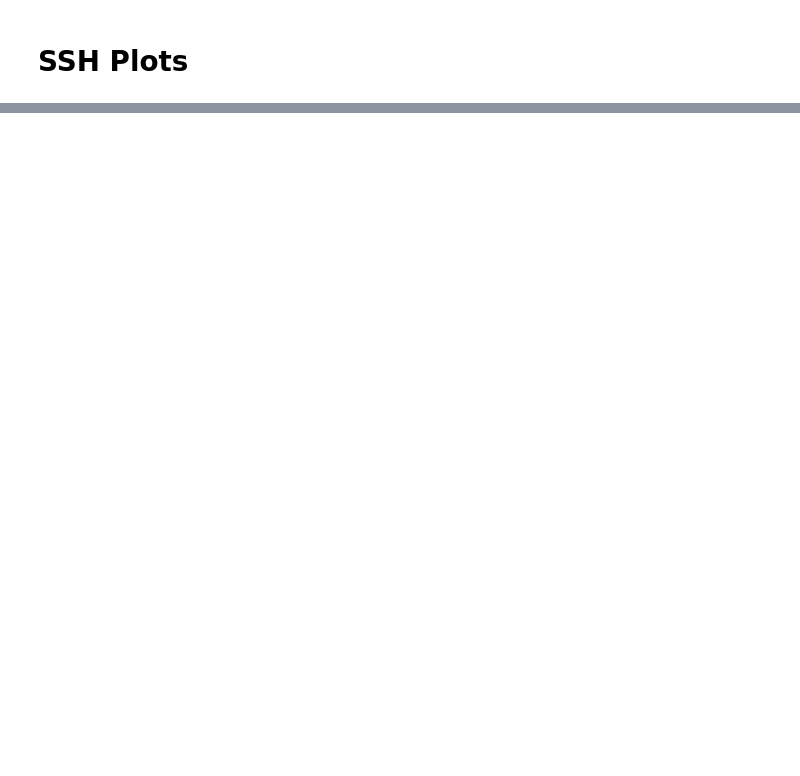
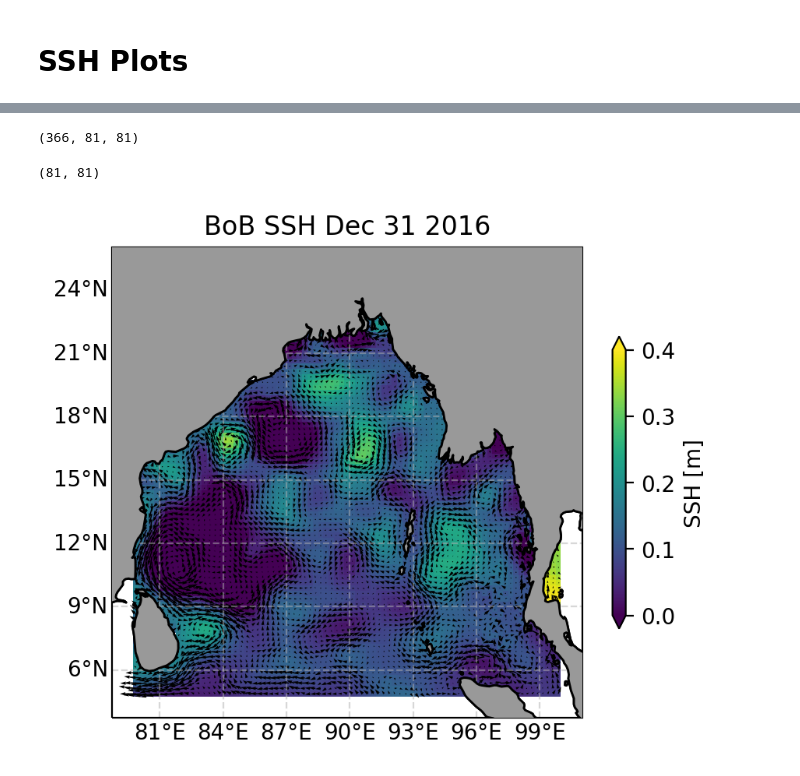
Before and after one commit to jtomfarrar/satellite_python_2022, a Jupyter notebook: notebooks/SSH_BoB.ipynb, the cells around one changed output, grey strips where cells are left out. Saved outputs shown, nothing was run; the diff lists cells and outputs as text; code cells hidden in the pictures; blank space fills up the shorter version.

```diff
--- a/notebooks/SSH_BoB.ipynb
+++ b/notebooks/SSH_BoB.ipynb
@@ -18,5 +39,13 @@ lon, lat = np.meshgrid(ds.longitude, ds.latitude)
 u = np.squeeze(ds.ugos).values
 v = np.squeeze(ds.vgos).values
+# %%
+u.shape
+# %% [output]
+(366, 81, 81)
+# %%
+lon.shape
+# %% [output]
+(81, 81)
 # %%
 %matplotlib inline
 #%matplotlib qt5
@@ -35,0 +65,29 @@ sla = ds.sla
+# %%
+for i in range(len(ds.time)):
+
+    plt.close('all')
+
+    ax = plt.axes(projection = ccrs.PlateCarree(central_longitude=200))  # Orthographic
+    day_str=ds.time.dt.strftime("%b %d %Y").values[i]
+    ax.set_title(f'BoB SSH '+day_str)
+
+    gl = ax.gridlines(draw_labels=True, dms=True, x_inline=False, y_inline=False, alpha=0.5, linestyle='--')
+    gl.top_labels = False
+    gl.ylabels_right = False
+
+
+    cs = ax.pcolormesh(ds.longitude,ds.latitude,np.squeeze(ds.isel(time=i).sla), transform=ccrs.PlateCarree())
+    cb = plt.colorbar(cs,fraction = 0.022, extend='both')
+    cb.set_label('SSH [m]',fontsize = 10)
+    ax.coastlines()
+    ax.add_feature(cartopy.feature.LAND, zorder=3, facecolor=[.6,.6,.6], edgecolor='black')
+    #ax.add_feature(cartopy.feature.RIVERS,zorder=5)
+
+    q = ax.quiver(lon, lat, u[i], v[i], scale = 25, transform=ccrs.PlateCarree())
+    #qk = ax.quiverkey(q, 0.7, 0.8, 1, r'$1 \frac{m}{s}$',labelpos='N', coordinates='figure')
+    #qk.set(zorder=5)
+
+    plt.savefig(__figdir__+'SSH'+str(i)+'.'+plotfiletype,**savefig_args)
+    #plt.clf()
+# %% [output]
+[figure, added]
```
Also changed, not shown: parts of 7 cells of this notebook, 11 other files.
